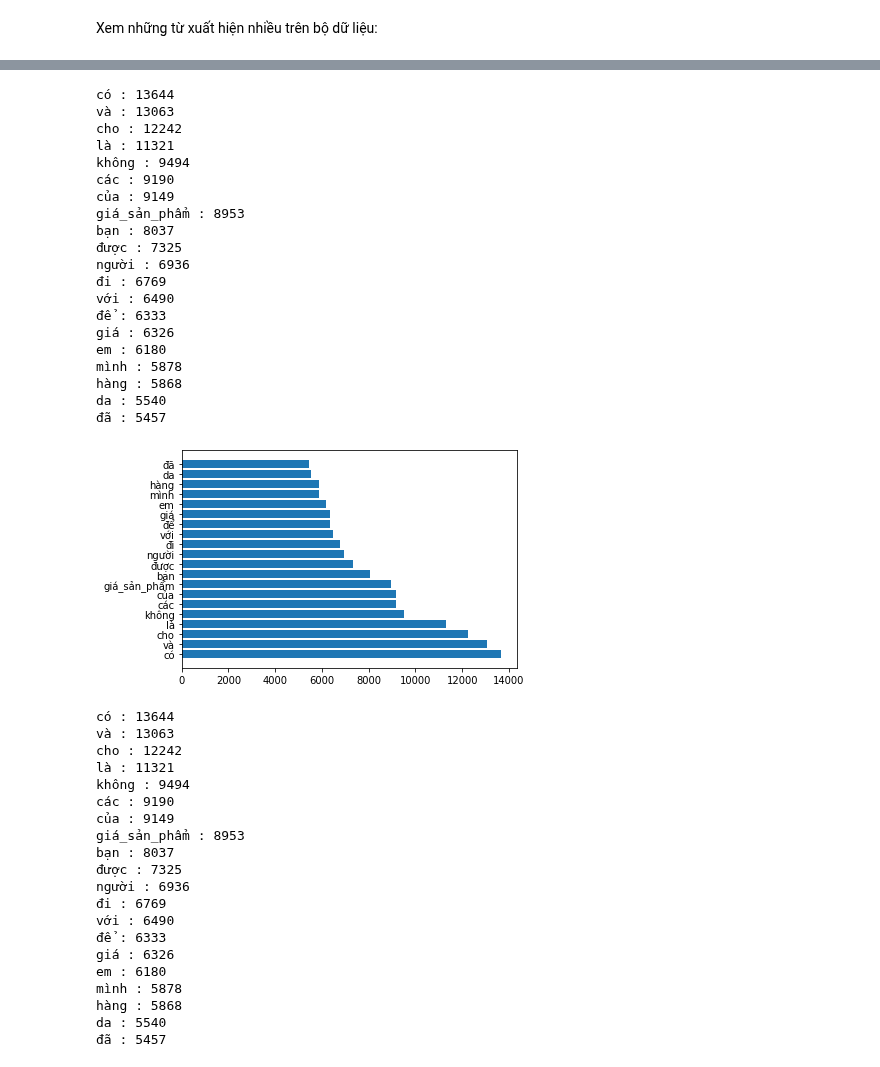
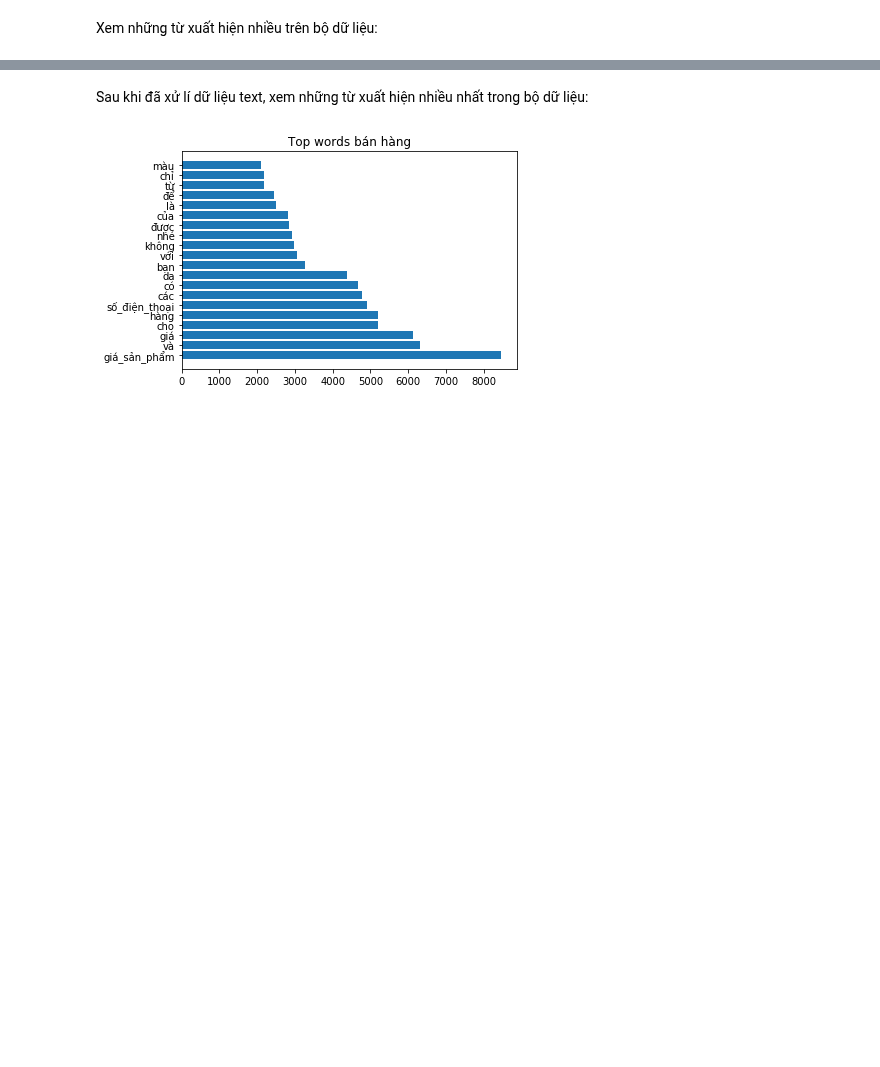
Before and after one commit to ngocdangrby/SellDetectionDatamining, a Jupyter notebook: Selldetection.ipynb, the cells around one changed output, grey strips where cells are left out. Saved outputs shown, nothing was run; the diff lists cells and outputs as text; code cells hidden in the pictures; blank space fills up the shorter version.

```diff
--- a/Selldetection.ipynb
+++ b/Selldetection.ipynb
@@ -116,45 +120,7 @@ data.head(10)
+# %% [markdown]
+Sau khi đã xử lí dữ liệu text, xem những từ xuất hiện nhiều nhất trong bộ dữ liệu:
 # %%
 %run ./pre-process/top_words
-two_top_words(data['content'].tolist(),data['content'].tolist(), file_name = 'top_after_pre')
+two_top_words(data, file_name = 'top_after_pre')
 # %% [output]
-có : 13644
-và : 13063
-cho : 12242
-là : 11321
-không : 9494
-các : 9190
-của : 9149
-giá_sản_phẩm : 8953
-bạn : 8037
-được : 7325
-người : 6936
-đi : 6769
-với : 6490
-để : 6333
-giá : 6326
-em : 6180
-mình : 5878
-hàng : 5868
-da : 5540
-đã : 5457
-[figure, old version]
+[figure, new version]
-có : 13644
-và : 13063
-cho : 12242
-là : 11321
-không : 9494
-các : 9190
-của : 9149
-giá_sản_phẩm : 8953
-bạn : 8037
-được : 7325
-người : 6936
-đi : 6769
-với : 6490
-để : 6333
-giá : 6326
-em : 6180
-mình : 5878
-hàng : 5868
-da : 5540
-đã : 5457
```
Also changed, not shown: parts of 15 cells of this notebook, 4 other files.
